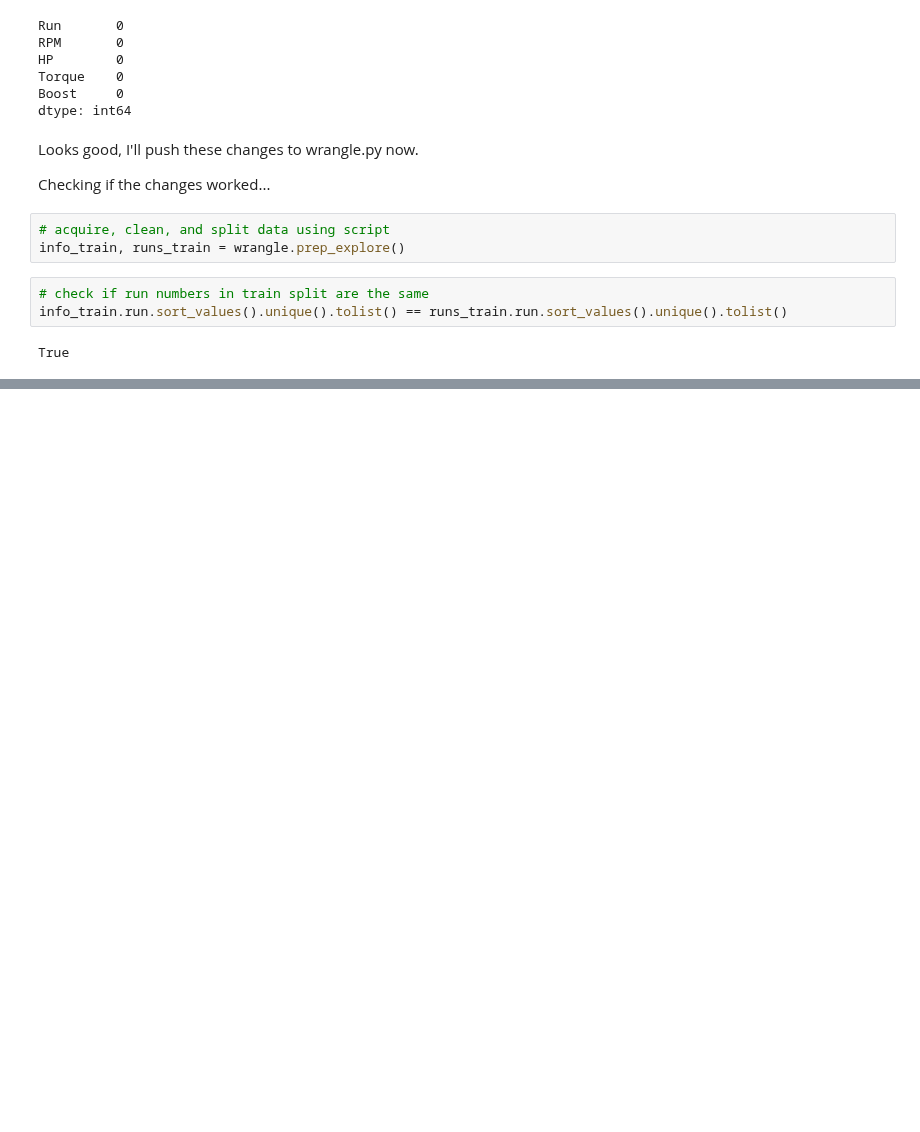
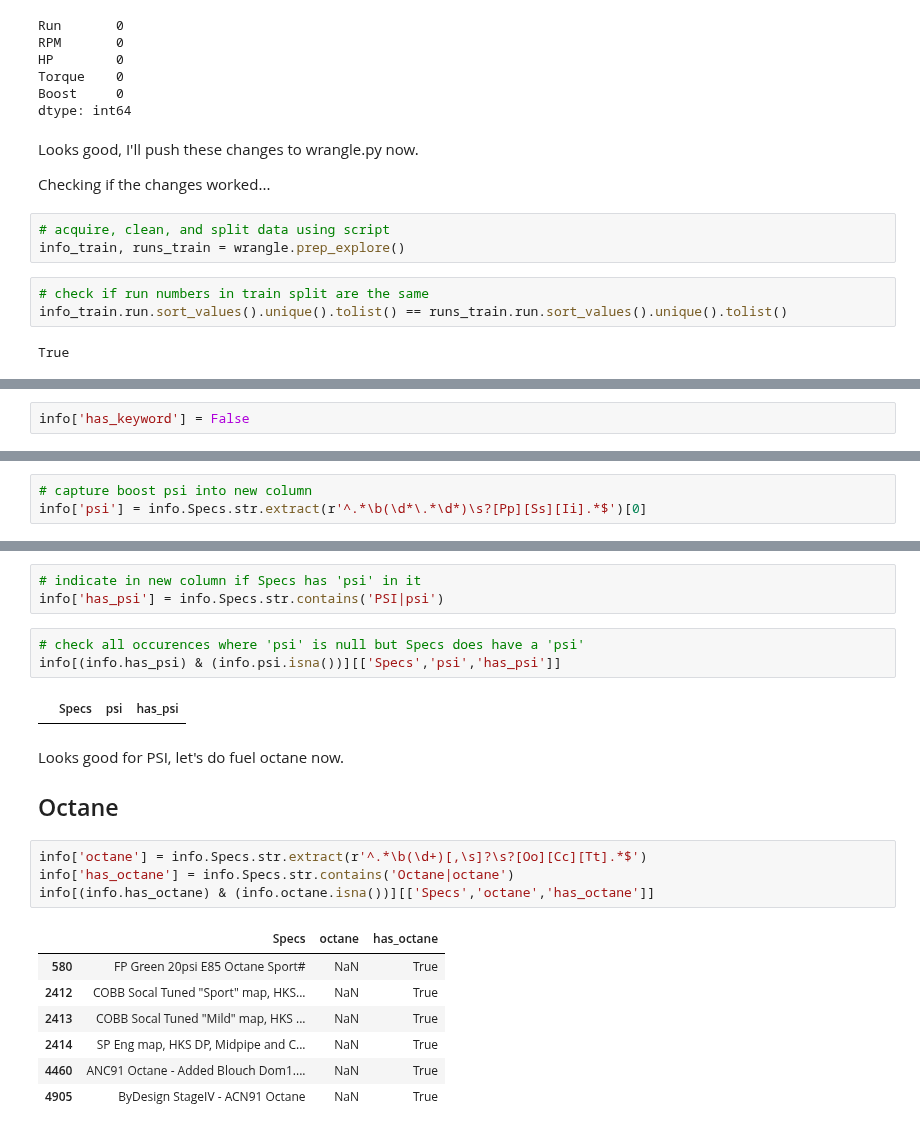
Before and after one commit to JacobPaxton/engine-performance, a Jupyter notebook: wrangle.ipynb, the cells around one changed output, grey strips where cells are left out. Saved outputs shown, nothing was run; the diff lists cells and outputs as text; blank space fills up the shorter version.

```diff
--- a/wrangle.ipynb
+++ b/wrangle.ipynb
@@ -299,0 +318,2 @@ True
+# %%
+info['has_keyword'] = False
@@ -299,0 +342,3 @@ True
+# %%
+# capture boost psi into new column
+info['psi'] = info.Specs.str.extract(r'^.*\b(\d*\.*\d*)\s?[Pp][Ss][Ii].*$')[0]
@@ -299,0 +358,24 @@ True
+# %%
+# indicate in new column if Specs has 'psi' in it
+info['has_psi'] = info.Specs.str.contains('PSI|psi')
+# %%
+# check all occurences where 'psi' is null but Specs does have a 'psi'
+info[(info.has_psi) & (info.psi.isna())][['Specs','psi','has_psi']]
+# %% [output]
+|  | Specs | psi | has_psi |
+# %% [markdown]
+Looks good for PSI, let's do fuel octane now.
+
+## Octane
+# %%
+info['octane'] = info.Specs.str.extract(r'^.*\b(\d+)[,\s]?\s?[Oo][Cc][Tt].*$')
+info['has_octane'] = info.Specs.str.contains('Octane|octane')
+info[(info.has_octane) & (info.octane.isna())][['Specs','octane','has_octane']]
+# %% [output]
+|  | Specs | octane | has_octane |
+| 580 | FP Green 20psi E85 Octane Sport# | NaN | True |
+| 2412 | COBB Socal Tuned "Sport" map, HKS... | NaN | True |
+| 2413 | COBB Socal Tuned "Mild" map, HKS ... | NaN | True |
+| 2414 | SP Eng map, HKS DP, Midpipe and C... | NaN | True |
+| 4460 | ANC91 Octane - Added Blouch Dom1.... | NaN | True |
+| 4905 | ByDesign StageIV - ACN91 Octane | NaN | True |
```
Also changed, not shown: parts of 23 cells of this notebook.
